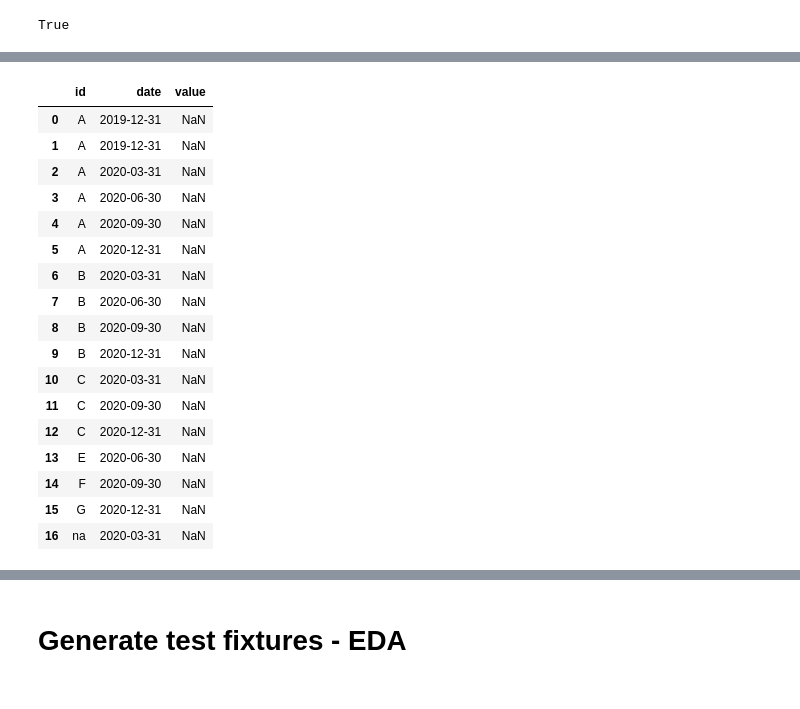
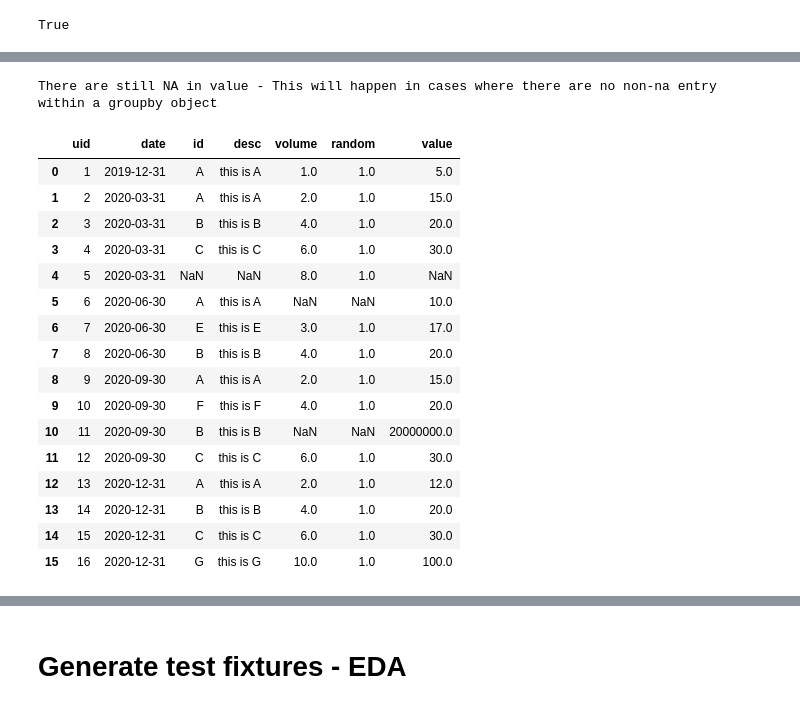
Before and after one commit to aravindganesan88/eda_and_clean, a Jupyter notebook: test.ipynb, the cells around one changed output, grey strips where cells are left out. Cells and saved outputs as stored; diff of their text form; code cells hidden in the pictures.

```diff
--- a/test.ipynb
+++ b/test.ipynb
@@ -136,27 +156,34 @@ df_test
 | 14 | 14 | 2020-12-31 | B | this is B | 20.0 | 4.0 | 1.0 |
 | 15 | 15 | 2020-12-31 | C | this is C | 30.0 | 6.0 | 1.0 |
 | 16 | 16 | 2020-12-31 | G | this is G | 100.0 | 10.0 | 1.0 |
-# %%
-date_col = 'date'
-groupby_cols = ['id']
-number_of_days = 30*3
-df_test.set_index([date_col]).groupby(groupby_cols)['value'].rolling(number_of_days).mean().reset_index()
-# %% [output]
-|  | id | date | value |
-| 0 | A | 2019-12-31 | NaN |
-| 1 | A | 2019-12-31 | NaN |
-| 2 | A | 2020-03-31 | NaN |
-| 3 | A | 2020-06-30 | NaN |
-| 4 | A | 2020-09-30 | NaN |
-| 5 | A | 2020-12-31 | NaN |
-| 6 | B | 2020-03-31 | NaN |
-| 7 | B | 2020-06-30 | NaN |
-| 8 | B | 2020-09-30 | NaN |
-| 9 | B | 2020-12-31 | NaN |
-| 10 | C | 2020-03-31 | NaN |
-| 11 | C | 2020-09-30 | NaN |
-| 12 | C | 2020-12-31 | NaN |
-| 13 | E | 2020-06-30 | NaN |
-| 14 | F | 2020-09-30 | NaN |
-| 15 | G | 2020-12-31 | NaN |
-| 16 | na | 2020-03-31 | NaN |
+# %%
+impute_instance_test_2 = impute_class()
+# %%
+df_test_1 = impute_instance_test_2.groupby_rolling_mean_and_shift(_df = df_test, \
+                            date_col = 'date', \
+                                number_of_periods = 2, \
+                                groupby_cols = ['id'], \
+                                        measure_col = 'value', \
+                                            min_pds = 1)
+# %% [output]
+There are still NA in value - This will happen in cases where there are no non-na entry within a groupby object
+# %%
+df_test_1
+# %% [output]
+|  | uid | date | id | desc | volume | random | value |
+| 0 | 1 | 2019-12-31 | A | this is A | 1.0 | 1.0 | 5.0 |
+| 1 | 2 | 2020-03-31 | A | this is A | 2.0 | 1.0 | 15.0 |
+| 2 | 3 | 2020-03-31 | B | this is B | 4.0 | 1.0 | 20.0 |
+| 3 | 4 | 2020-03-31 | C | this is C | 6.0 | 1.0 | 30.0 |
+| 4 | 5 | 2020-03-31 | NaN | NaN | 8.0 | 1.0 | NaN |
+| 5 | 6 | 2020-06-30 | A | this is A | NaN | NaN | 10.0 |
+| 6 | 7 | 2020-06-30 | E | this is E | 3.0 | 1.0 | 17.0 |
+| 7 | 8 | 2020-06-30 | B | this is B | 4.0 | 1.0 | 20.0 |
+| 8 | 9 | 2020-09-30 | A | this is A | 2.0 | 1.0 | 15.0 |
+| 9 | 10 | 2020-09-30 | F | this is F | 4.0 | 1.0 | 20.0 |
+| 10 | 11 | 2020-09-30 | B | this is B | NaN | NaN | 20000000.0 |
+| 11 | 12 | 2020-09-30 | C | this is C | 6.0 | 1.0 | 30.0 |
+| 12 | 13 | 2020-12-31 | A | this is A | 2.0 | 1.0 | 12.0 |
+| 13 | 14 | 2020-12-31 | B | this is B | 4.0 | 1.0 | 20.0 |
+| 14 | 15 | 2020-12-31 | C | this is C | 6.0 | 1.0 | 30.0 |
+| 15 | 16 | 2020-12-31 | G | this is G | 10.0 | 1.0 | 100.0 |
```
Also changed, not shown: parts of 29 cells of this notebook, 7 other files.
